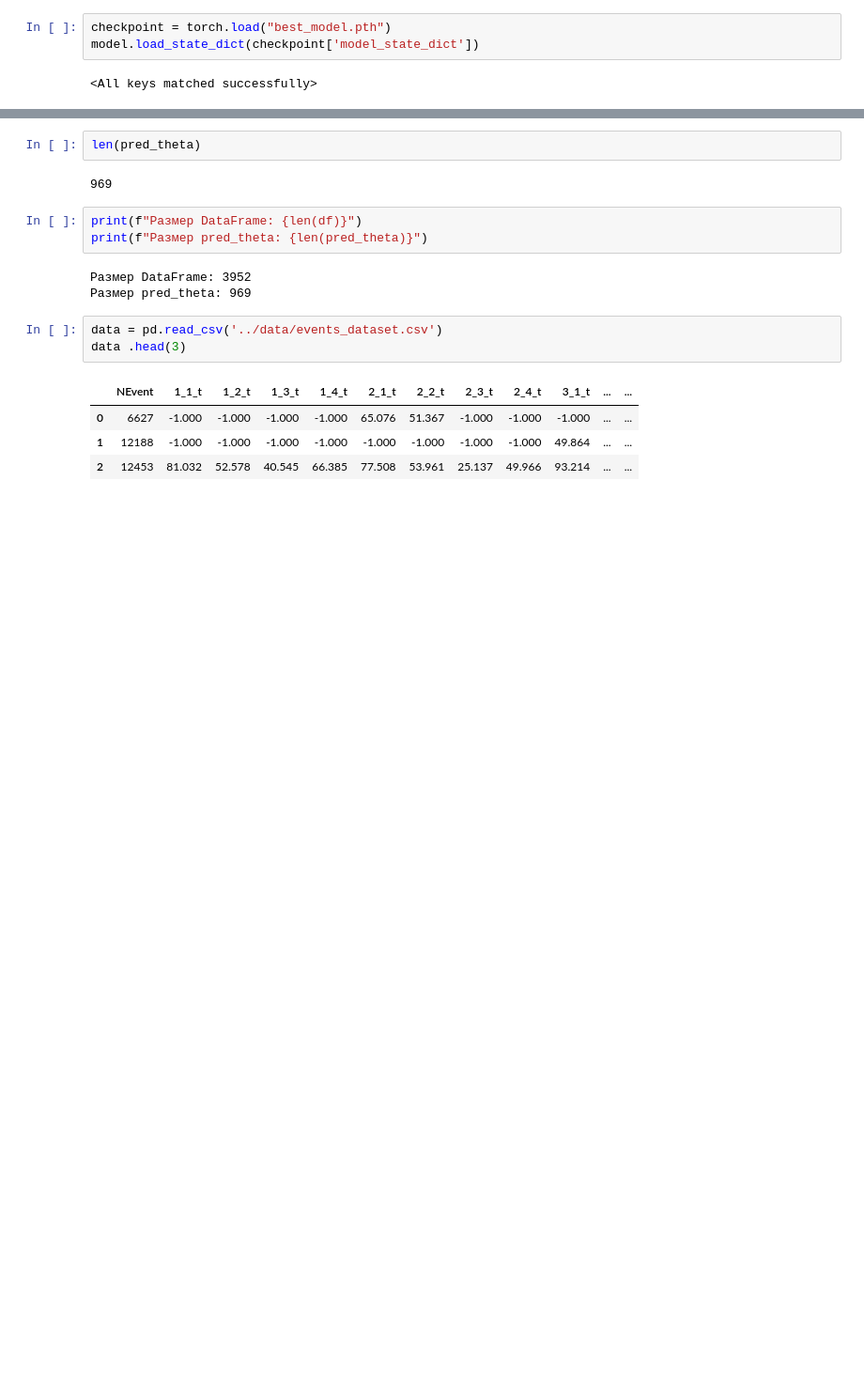
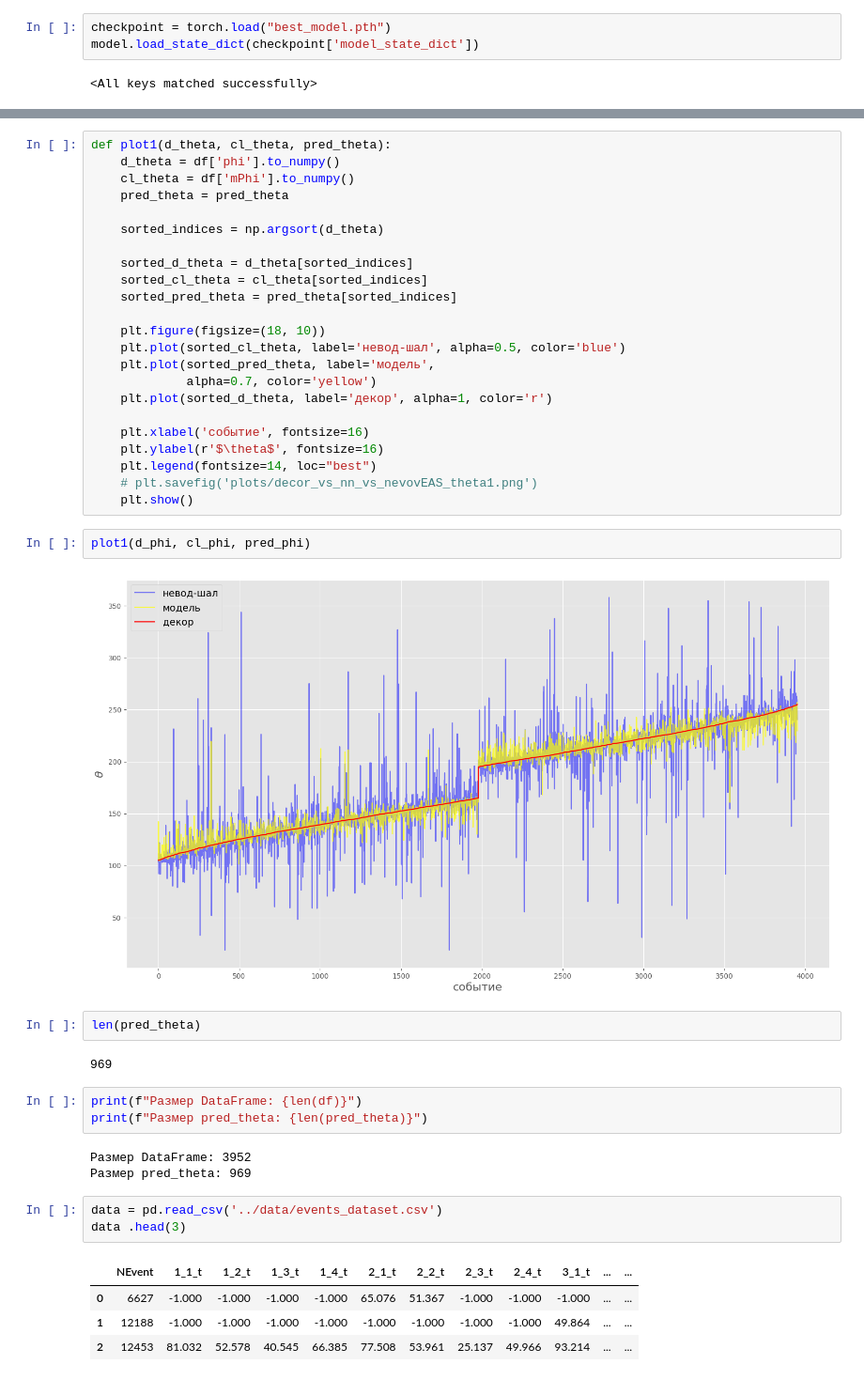
Before and after one commit to matalhim/EAS, a Jupyter notebook: direction/nn4.ipynb, the cells around one changed output, grey strips where cells are left out. Shown at 94% size. Drawn from its saved outputs; the diff is of its cells as text; blank space fills up the shorter version.

Commit message:
modified:   direction/best_model.pth 	modified:   direction/nn4.ipynb

```diff
--- a/direction/nn4.ipynb
+++ b/direction/nn4.ipynb
@@ -407,3 +388,30 @@ plt.show()
+# %%
+def plot1(d_theta, cl_theta, pred_theta):
+    d_theta = df['phi'].to_numpy()
+    cl_theta = df['mPhi'].to_numpy()
+    pred_theta = pred_theta
+
+    sorted_indices = np.argsort(d_theta)
+
+    sorted_d_theta = d_theta[sorted_indices]
+    sorted_cl_theta = cl_theta[sorted_indices]
+    sorted_pred_theta = pred_theta[sorted_indices]
+
+    plt.figure(figsize=(18, 10))
+    plt.plot(sorted_cl_theta, label='невод-шал', alpha=0.5, color='blue')
+    plt.plot(sorted_pred_theta, label='модель',
+             alpha=0.7, color='yellow')
+    plt.plot(sorted_d_theta, label='декор', alpha=1, color='r')
+
+    plt.xlabel('событие', fontsize=16)
+    plt.ylabel(r'$\theta$', fontsize=16)
+    plt.legend(fontsize=14, loc="best")
+    # plt.savefig('plots/decor_vs_nn_vs_nevovEAS_theta1.png')
+    plt.show()
+# %%
+plot1(d_phi, cl_phi, pred_phi)
+# %% [output]
+[figure, added]
 # %%
 len(pred_theta)
 # %% [output]
```
Also changed, not shown: parts of 25 cells of this notebook, 1 other file.
